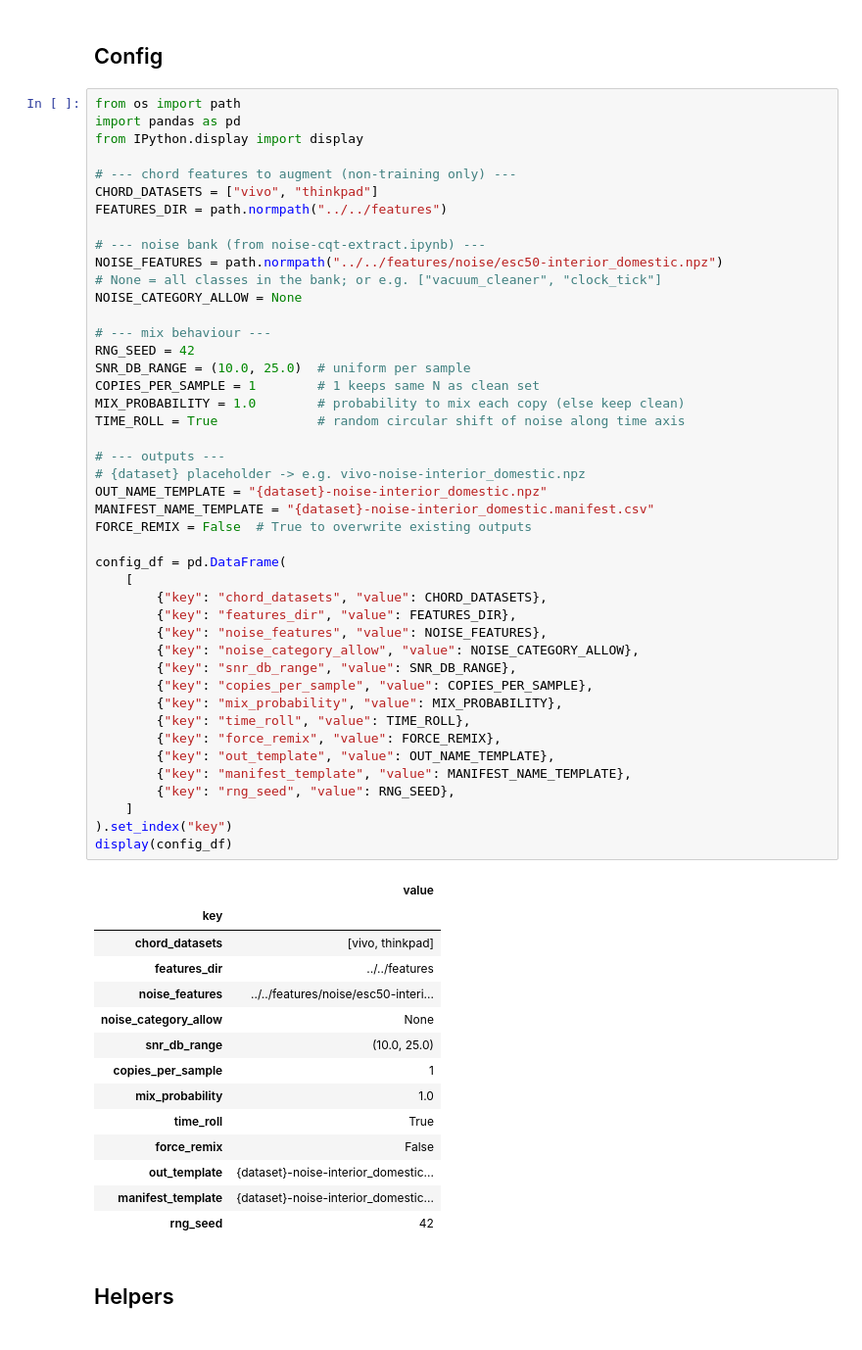
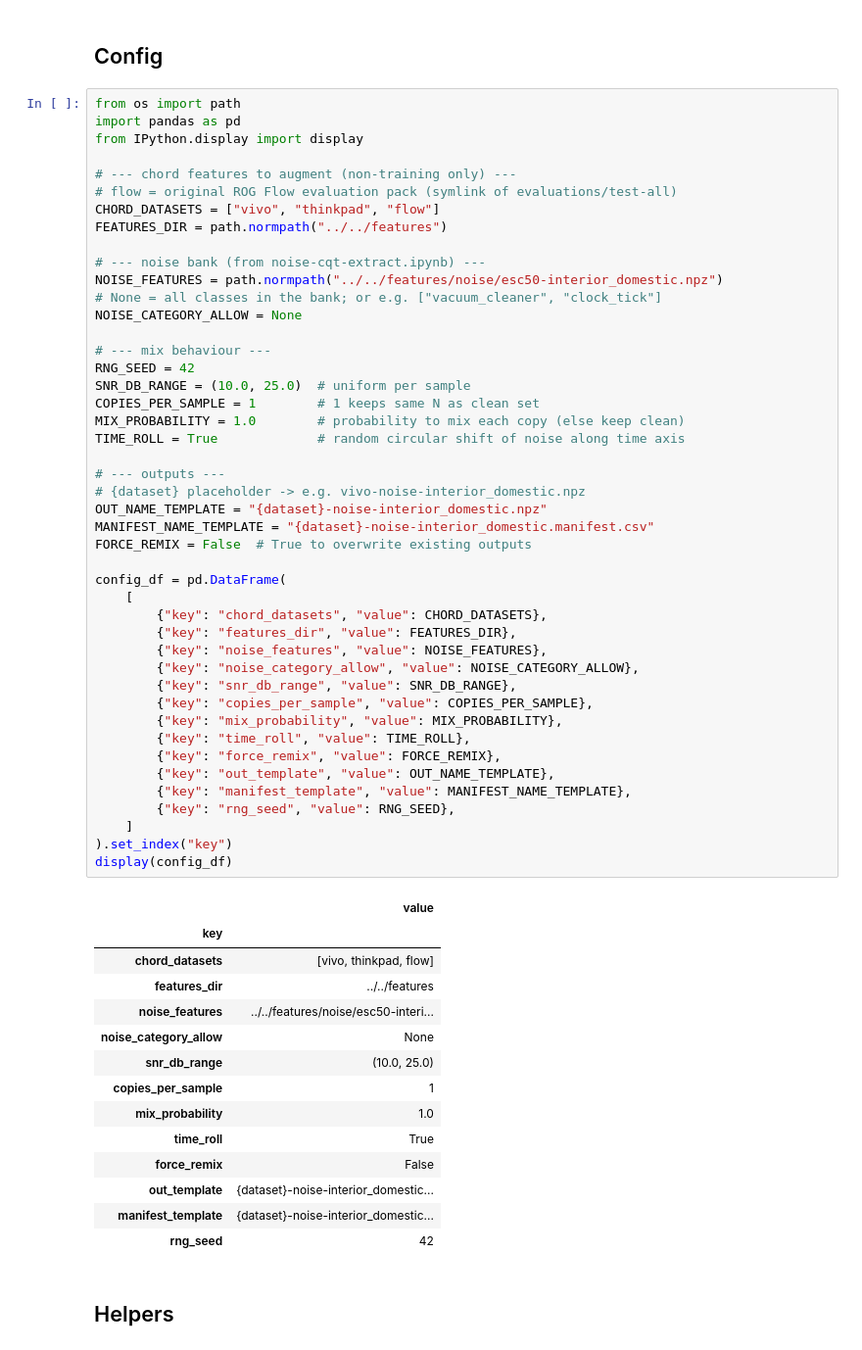
Before and after one commit to sglkc/chord-detector, a Jupyter notebook: training/notebooks/augmentation/mix-noise-cqt.ipynb, the cells around one changed output. Shown at 98% size. Saved outputs shown, nothing was run; the diff lists cells and outputs as text.

```diff
--- a/training/notebooks/augmentation/mix-noise-cqt.ipynb
+++ b/training/notebooks/augmentation/mix-noise-cqt.ipynb
@@ -15,7 +16,8 @@ import pandas as pd
 from IPython.display import display
 
 # --- chord features to augment (non-training only) ---
-CHORD_DATASETS = ["vivo", "thinkpad"]
+# flow = original ROG Flow evaluation pack (symlink of evaluations/test-all)
+CHORD_DATASETS = ["vivo", "thinkpad", "flow"]
 FEATURES_DIR = path.normpath("../../features")
 
 # --- noise bank (from noise-cqt-extract.ipynb) ---
@@ -29,34 +31,34 @@ SNR_DB_RANGE = (10.0, 25.0)  # uniform per sample
 COPIES_PER_SAMPLE = 1        # 1 keeps same N as clean set
 MIX_PROBABILITY = 1.0        # probability to mix each copy (else keep clean)
 TIME_ROLL = True             # random circular shift of noise along time axis
 
 # --- outputs ---
 # {dataset} placeholder -> e.g. vivo-noise-interior_domestic.npz
 OUT_NAME_TEMPLATE = "{dataset}-noise-interior_domestic.npz"
 MANIFEST_NAME_TEMPLATE = "{dataset}-noise-interior_domestic.manifest.csv"
 FORCE_REMIX = False  # True to overwrite existing outputs
 
 config_df = pd.DataFrame(
     [
         {"key": "chord_datasets", "value": CHORD_DATASETS},
         {"key": "features_dir", "value": FEATURES_DIR},
         {"key": "noise_features", "value": NOISE_FEATURES},
         {"key": "noise_category_allow", "value": NOISE_CATEGORY_ALLOW},
         {"key": "snr_db_range", "value": SNR_DB_RANGE},
         {"key": "copies_per_sample", "value": COPIES_PER_SAMPLE},
         {"key": "mix_probability", "value": MIX_PROBABILITY},
         {"key": "time_roll", "value": TIME_ROLL},
         {"key": "force_remix", "value": FORCE_REMIX},
         {"key": "out_template", "value": OUT_NAME_TEMPLATE},
         {"key": "manifest_template", "value": MANIFEST_NAME_TEMPLATE},
         {"key": "rng_seed", "value": RNG_SEED},
     ]
 ).set_index("key")
 display(config_df)
 # %% [output]
 |  | value |
 | key |  |
-| chord_datasets | [vivo, thinkpad] |
+| chord_datasets | [vivo, thinkpad, flow] |
 | features_dir | ../../features |
 | noise_features | ../../features/noise/esc50-interi... |
 | noise_category_allow | None |
```
Also changed, not shown: parts of 3 cells of this notebook.
